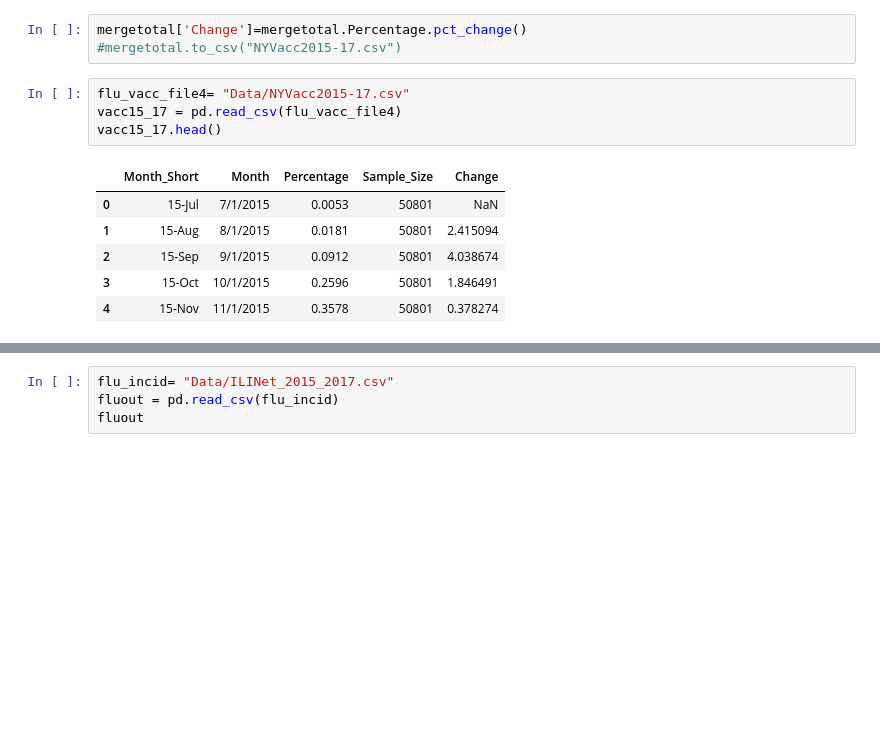
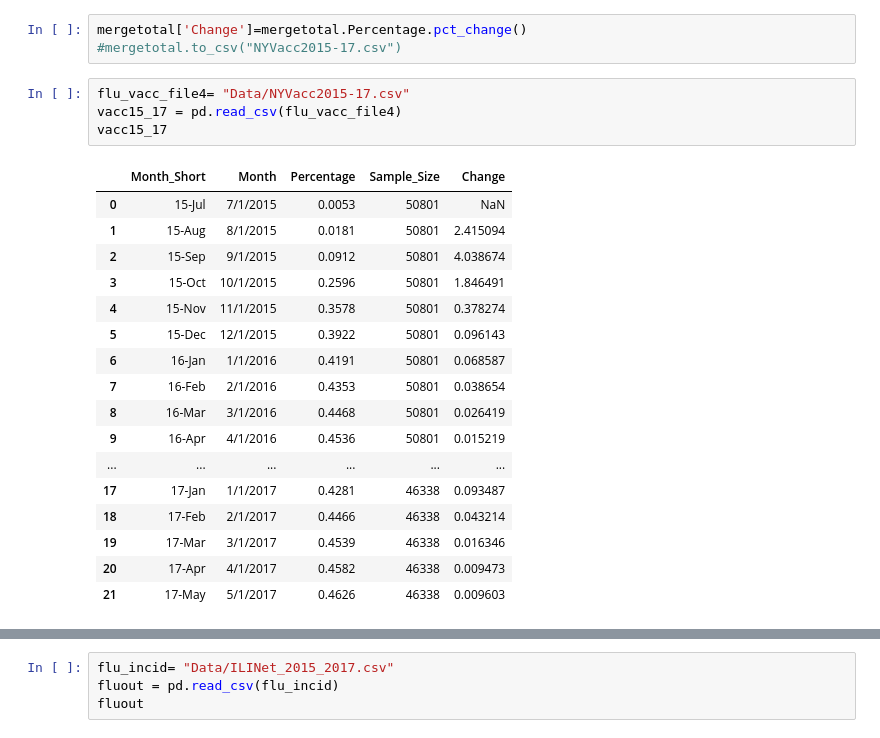
Before and after one commit to giolee88/FluTracker, a Jupyter notebook: Code/Vaccine.ipynb, the cells around one changed output, grey strips where cells are left out. Saved outputs shown, nothing was run; the diff lists cells and outputs as text; blank space fills up the shorter version.

```diff
--- a/Code/Vaccine.ipynb
+++ b/Code/Vaccine.ipynb
@@ -52,13 +52,24 @@ mergetotal['Change']=mergetotal.Percentage.pct_change()
 # %%
 flu_vacc_file4= "Data/NYVacc2015-17.csv"
 vacc15_17 = pd.read_csv(flu_vacc_file4)
-vacc15_17.head()
+vacc15_17
 # %% [output]
 |  | Month_Short | Month | Percentage | Sample_Size | Change |
 | 0 | 15-Jul | 7/1/2015 | 0.0053 | 50801 | NaN |
 | 1 | 15-Aug | 8/1/2015 | 0.0181 | 50801 | 2.415094 |
 | 2 | 15-Sep | 9/1/2015 | 0.0912 | 50801 | 4.038674 |
 | 3 | 15-Oct | 10/1/2015 | 0.2596 | 50801 | 1.846491 |
 | 4 | 15-Nov | 11/1/2015 | 0.3578 | 50801 | 0.378274 |
+| 5 | 15-Dec | 12/1/2015 | 0.3922 | 50801 | 0.096143 |
+| 6 | 16-Jan | 1/1/2016 | 0.4191 | 50801 | 0.068587 |
+| 7 | 16-Feb | 2/1/2016 | 0.4353 | 50801 | 0.038654 |
+| 8 | 16-Mar | 3/1/2016 | 0.4468 | 50801 | 0.026419 |
+| 9 | 16-Apr | 4/1/2016 | 0.4536 | 50801 | 0.015219 |
+| ... | ... | ... | ... | ... | ... |
+| 17 | 17-Jan | 1/1/2017 | 0.4281 | 46338 | 0.093487 |
+| 18 | 17-Feb | 2/1/2017 | 0.4466 | 46338 | 0.043214 |
+| 19 | 17-Mar | 3/1/2017 | 0.4539 | 46338 | 0.016346 |
+| 20 | 17-Apr | 4/1/2017 | 0.4582 | 46338 | 0.009473 |
+| 21 | 17-May | 5/1/2017 | 0.4626 | 46338 | 0.009603 |
 # %%
  vacc15_17['Month'] = pd.to_datetime(vacc15_17['Month'], format="%m/%d/%Y")
```
Also changed, not shown: parts of 7 cells of this notebook.
